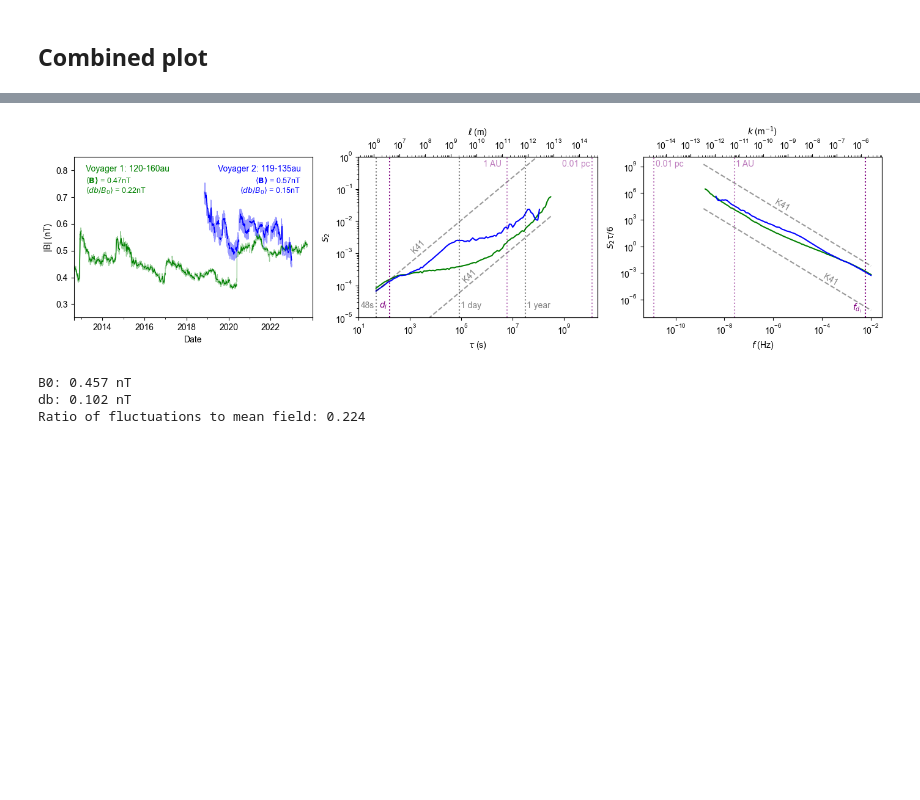
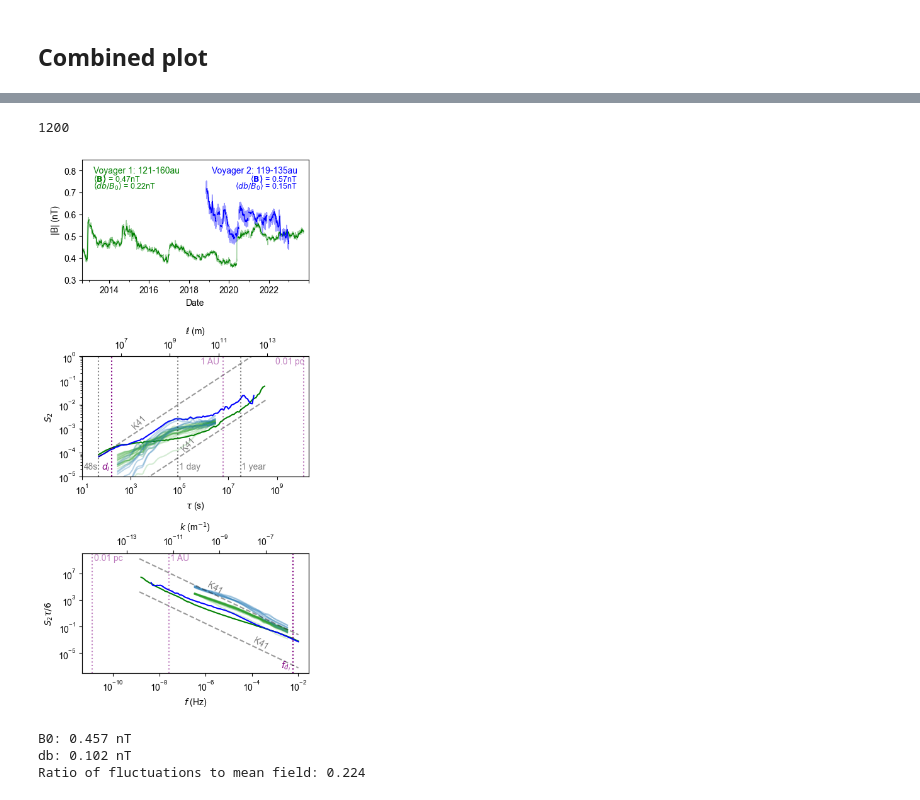
Before and after one commit to daniel-wrench/sf_gap_analysis, a Jupyter notebook: notebooks/ultimate_voyager_sfs.ipynb, the cells around one changed output, grey strips where cells are left out. Cells and saved outputs as stored; diff of their text form; code cells hidden in the pictures; blank space fills up the shorter version.

Commit message:
adding corrected stats to big sf

```diff
--- a/notebooks/ultimate_voyager_sfs.ipynb
+++ b/notebooks/ultimate_voyager_sfs.ipynb
@@ -854,9 +740,13 @@ es_v2_f = 1 / (lags_v2_hr * 48 * 2)
+# %%
+(25*48)
+# %% [output]
+1200
 # %%
 import matplotlib.pyplot as plt
 import numpy as np
 
 # Create figure with three subplots
-fig, ax = plt.subplots(1, 3, figsize=(14, 4))
+fig, ax = plt.subplots(3, 1, figsize=(4.5, 9))
 
 # Constants
 U = 25000  # m/s (solar wind speed)
@@ -906,6 +796,29 @@ ax[1].plot(
     alpha=0.4,
 )
 
+
+# Corrected SFs
+for idx in v1_sfs_corrected["int_index"].unique():
+    subset = v1_sfs_corrected[v1_sfs_corrected["int_index"] == idx]
+    ax[1].loglog(
+        subset["lag_s"],
+        subset["sf_2"] / 3000,
+        alpha=0.2,
+        # label=f"int_index={idx}",
+        color="tab:green",
+        # title=f"Voyager 1 Corrected SFS (int_index={idx})",
+    )
+for idx in v2_sfs_corrected["int_index"].unique():
+    subset = v2_sfs_corrected[v2_sfs_corrected["int_index"] == idx]
+    ax[1].loglog(
+        subset["lag_s"],
+        subset["sf_2"]/3000,
+        alpha=0.3,
+        # label=f"int_index={idx}",
+        color="tab:blue",
+        # title=f"Voyager 1 Corrected SFS (int_index={idx})",
+    )
+
 # Time scale reference lines
 time_scales = [
     (48, "48s", 0.25),
@@ -954,6 +867,28 @@ ax[2].loglog(es_v2_f, es_v2_hr, label="V2", color="blue")
 
 ax[2].axvline(6e-3, color="purple", linestyle=":")
 ax[2].annotate("$f_{d_i}$", xy=(0.3 * 6e-3, 6e-8), fontsize=10, c="purple")
+
+# Corrected ES
+for idx in v1_sfs_corrected["int_index"].unique():
+    subset = v1_sfs_corrected[v1_sfs_corrected["int_index"] == idx]
+    ax[2].loglog(
+        subset["inverse_lag_s"],
+        subset["sf_corrected_es"],
+        alpha=0.2,
+        # label=f"int_index={idx}",
+        color="tab:green",
+        # title=f"Voyager 1 Corrected SFS (int_index={idx})",
+    )
+for idx in v2_sfs_corrected["int_index"].unique():
+    subset = v2_sfs_corrected[v2_sfs_corrected["int_index"] == idx]
+    ax[2].loglog(
+        subset["inverse_lag_s"],
+        subset["sf_corrected_es"]*10,
+        alpha=0.3,
+        # label=f"int_index={idx}",
+        color="tab:blue",
+        # title=f"Voyager 1 Corrected SFS (int_index={idx})",
+    )
 
 # Power law reference lines
 pwrl_range = np.linspace(es_v1_f[-1], es_v1_f[0], 100)
@@ -1034,7 +969,7 @@ ax[2].text(
 ax[0].text(
     0.05,
     0.95,
-    "Voyager 1: 120-160au",
+    "Voyager 1: 121-160au",
     transform=ax[0].transAxes,
     fontsize=10,
     color="green",
@@ -1076,35 +1011,35 @@ ax[0].text(
         edgecolor="none",
         alpha=0.8,
     ),
 )
 # Reduce font size for second and third lines
 ax[0].text(
     0.95,
     0.88,
     r"$\langle \bf{B} \rangle$ = 0.57nT",
     transform=ax[0].transAxes,
     fontsize=9,
     color="blue",
     ha="right",
     va="top",
 )
 ax[0].text(
     0.95,
     0.82,
     r"$\langle db/B_0 \rangle$ = 0.15nT",
     transform=ax[0].transAxes,
     fontsize=9,
     color="blue",
     ha="right",
     va="top",
 )
-ax[0].set_ylim(0.25, 0.85)
+ax[0].set_ylim(0.3, 0.85)
 plt.tight_layout()
 
 # Uncomment to save figure
 plt.savefig("vlism_sfs.png", dpi=300, bbox_inches="tight")
 # %% [output]
-[figure, old version]
+[figure, new version]
 # %%
 Bx = v1_raw["BR"]
 By = v1_raw["BT"]
```
Also changed, not shown: parts of 10 cells of this notebook.
